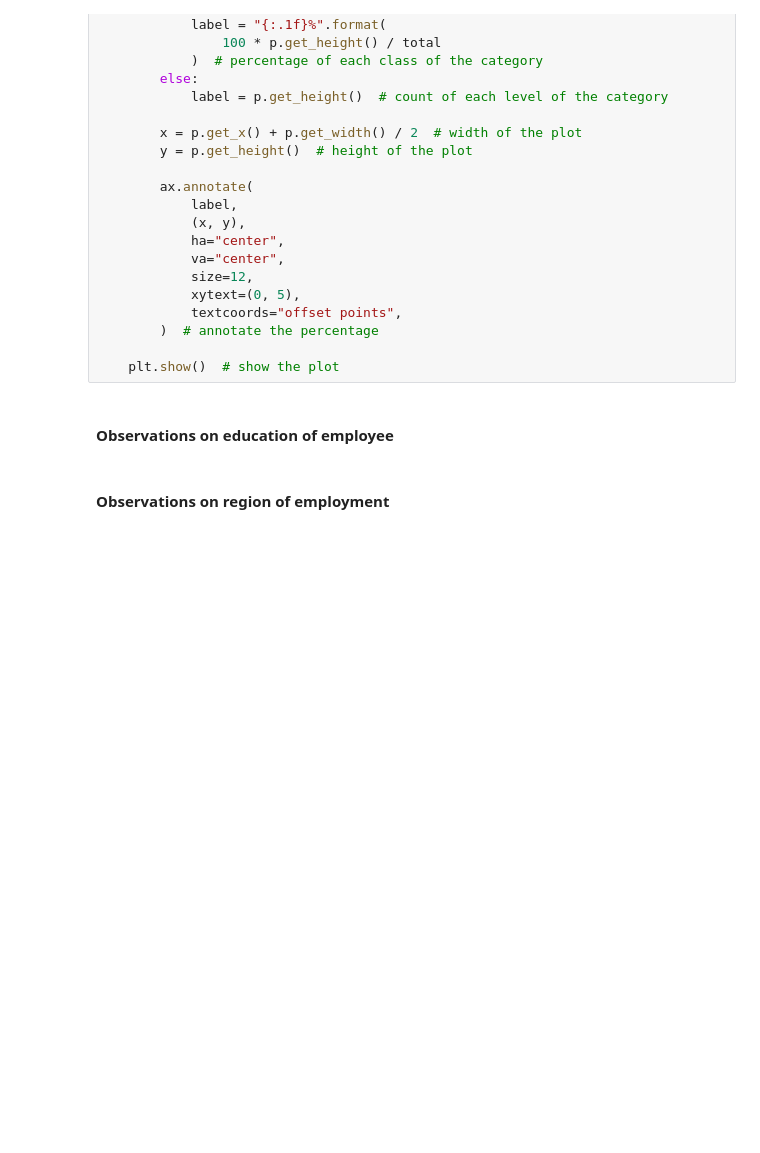
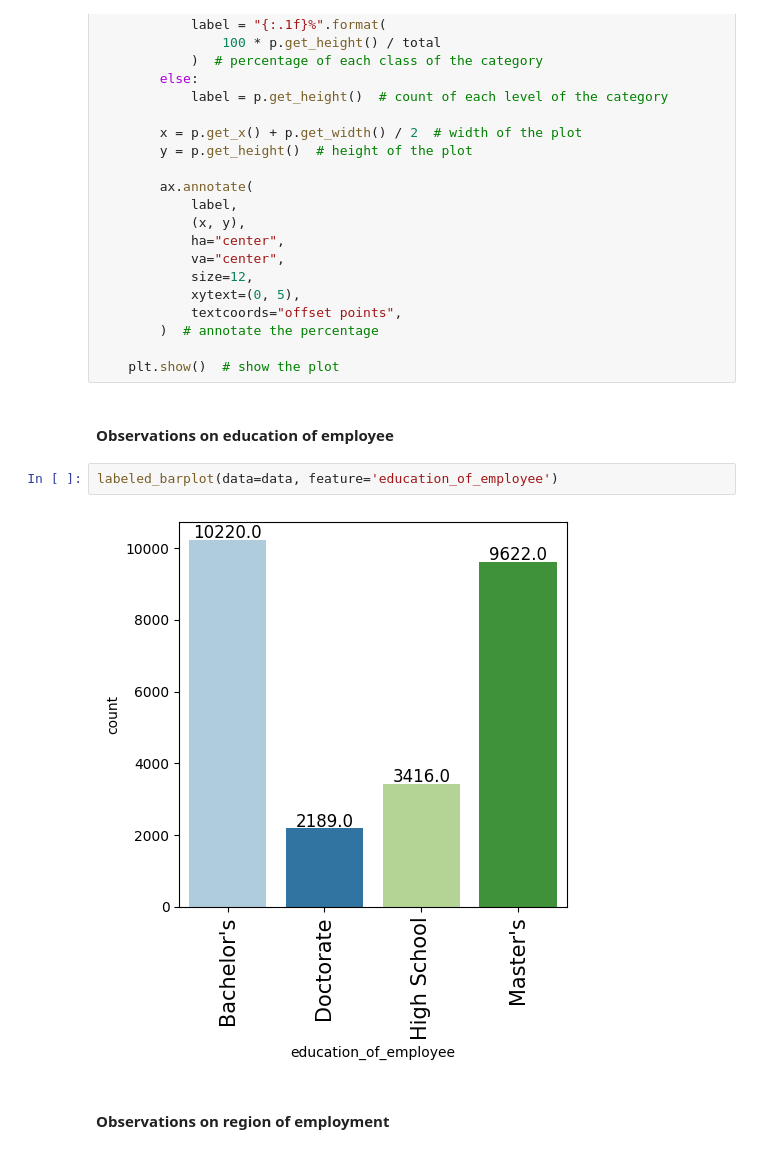
Before and after one commit to AkshayGovindaraj/GoogleColab, a Jupyter notebook: EasyVisa_Full_Code_Notebookv1.ipynb, the cells around one changed output. Saved outputs shown, nothing was run; the diff lists cells and outputs as text; blank space fills up the shorter version.

```diff
--- a/EasyVisa_Full_Code_Notebookv1.ipynb
+++ b/EasyVisa_Full_Code_Notebookv1.ipynb
@@ -443,5 +443,9 @@ def labeled_barplot(data, feature, perc=False, n=None):
     plt.show()  # show the plot
 # %% [markdown]
 #### Observations on education of employee
+# %%
+labeled_barplot(data=data, feature='education_of_employee')
+# %% [output]
+[figure, added]
 # %% [markdown]
 #### Observations on region of employment
```
Also changed, not shown: parts of 20 cells of this notebook.
